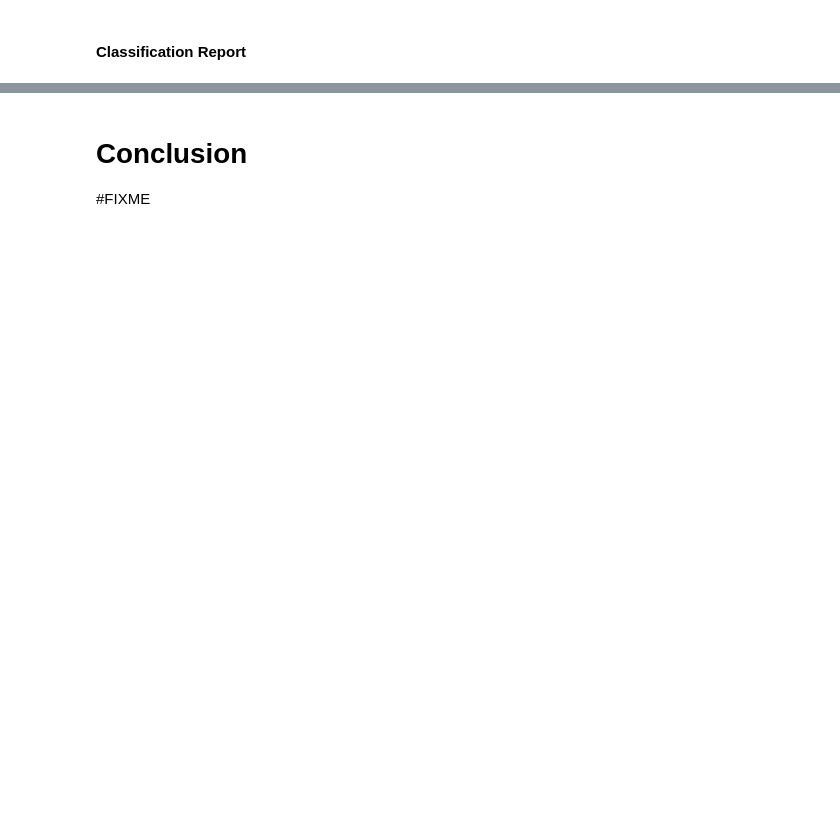
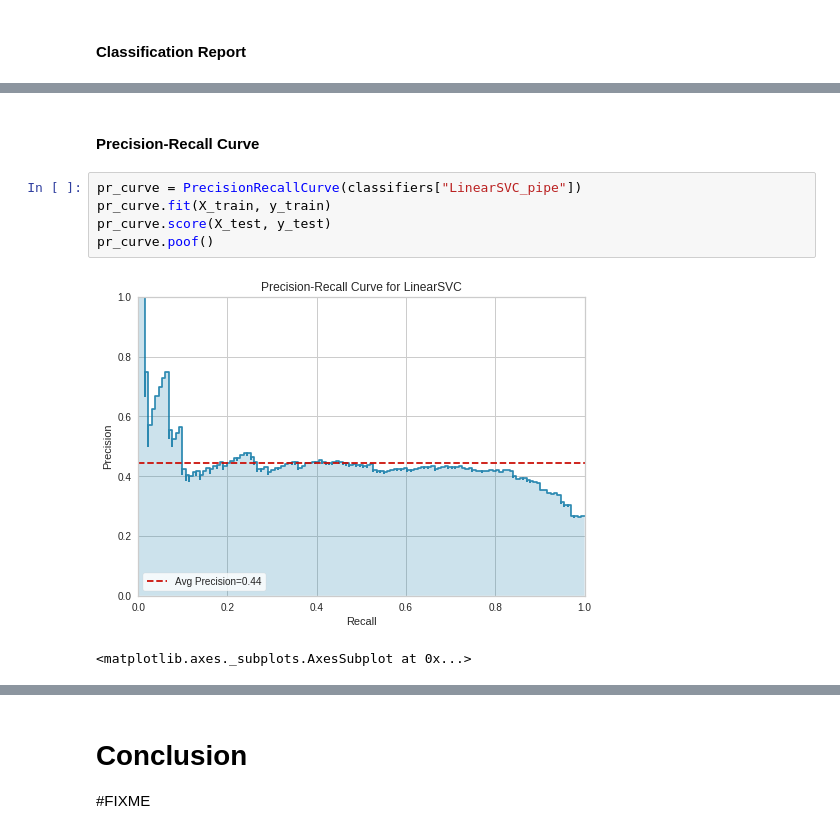
Before and after one commit to viennadatasciencegroup/data4good-wahlbeobachtung19, a Jupyter notebook: notebooks/1.1-tte-sentiment-prototyping.ipynb, the cells around one changed output, grey strips where cells are left out. Saved outputs shown, nothing was run; the diff lists cells and outputs as text; blank space fills up the shorter version.

```diff
--- a/notebooks/1.1-tte-sentiment-prototyping.ipynb
+++ b/notebooks/1.1-tte-sentiment-prototyping.ipynb
@@ -102,0 +224,10 @@ print(classification_report(test_subset.rating, test_subset.sentiment_polar, lab
+# %% [markdown]
+#### Precision-Recall Curve
+# %%
+pr_curve = PrecisionRecallCurve(classifiers["LinearSVC_pipe"])
+pr_curve.fit(X_train, y_train)
+pr_curve.score(X_test, y_test)
+pr_curve.poof()
+# %% [output]
+[figure, added]
+<matplotlib.axes._subplots.AxesSubplot at 0x...>
```
Also changed, not shown: parts of 36 cells of this notebook.
